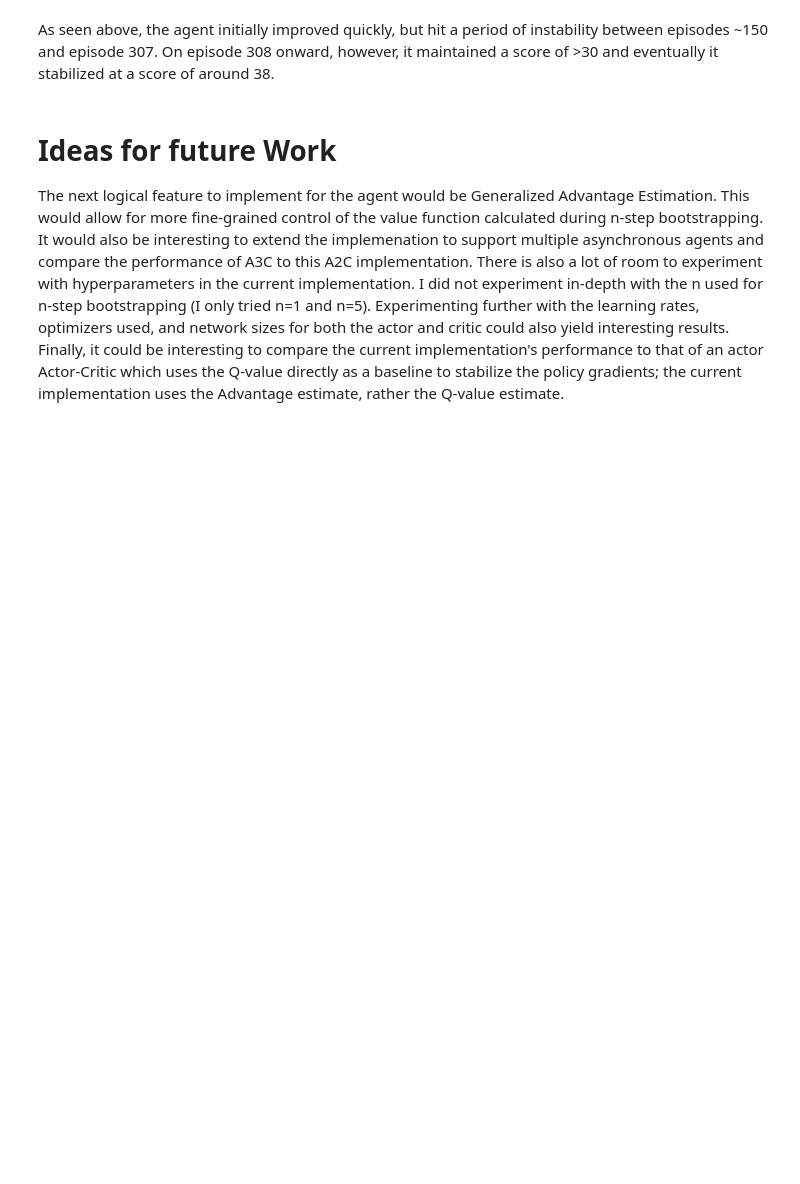
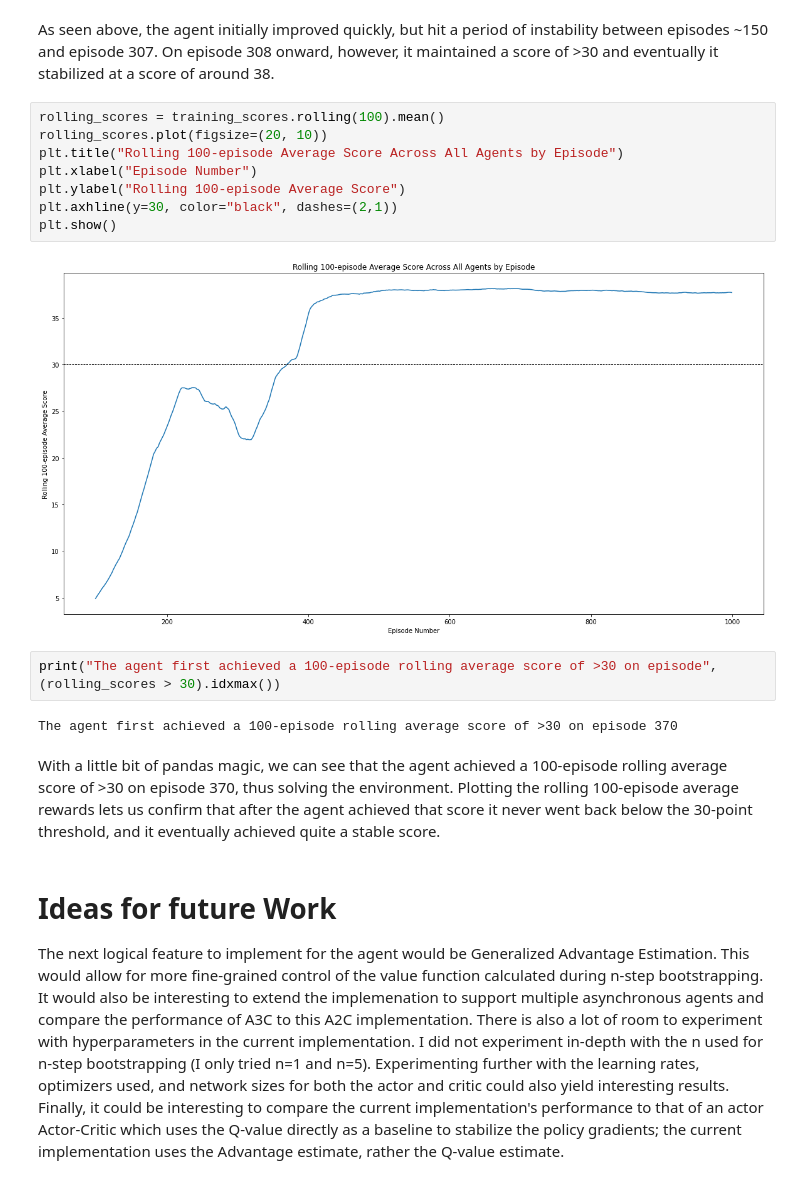
Before and after one commit to jlamberts/udacity-deeprl-p2, a Jupyter notebook: report.ipynb, the cells around one changed output. Cells and saved outputs as stored; diff of their text form; blank space fills up the shorter version.

```diff
--- a/report.ipynb
+++ b/report.ipynb
@@ -77,6 +77,22 @@ print("The last episode in which the agent achieved an average score of <30 was
 The last episode in which the agent achieved an average score of <30 was episode 307
 # %% [markdown]
 As seen above, the agent initially improved quickly, but hit a period of instability between episodes ~150 and episode 307.  On episode 308 onward, however, it maintained a score of >30 and eventually it stabilized at a score of around 38.
+# %%
+rolling_scores = training_scores.rolling(100).mean()
+rolling_scores.plot(figsize=(20, 10))
+plt.title("Rolling 100-episode Average Score Across All Agents by Episode")
+plt.xlabel("Episode Number")
+plt.ylabel("Rolling 100-episode Average Score")
+plt.axhline(y=30, color="black", dashes=(2,1))
+plt.show()
+# %% [output]
+[figure, added]
+# %%
+print("The agent first achieved a 100-episode rolling average score of >30 on episode",(rolling_scores > 30).idxmax())
+# %% [output]
+The agent first achieved a 100-episode rolling average score of >30 on episode 370
+# %% [markdown]
+With a little bit of pandas magic, we can see that the agent achieved a 100-episode rolling average score of >30 on episode 370, thus solving the environment.  Plotting the rolling 100-episode average rewards lets us confirm that after the agent achieved that score it never went back below the 30-point threshold, and it eventually achieved quite a stable score.
 # %% [markdown]
 # Ideas for future Work
 
```
Also changed, not shown: parts of 1 cell of this notebook.
